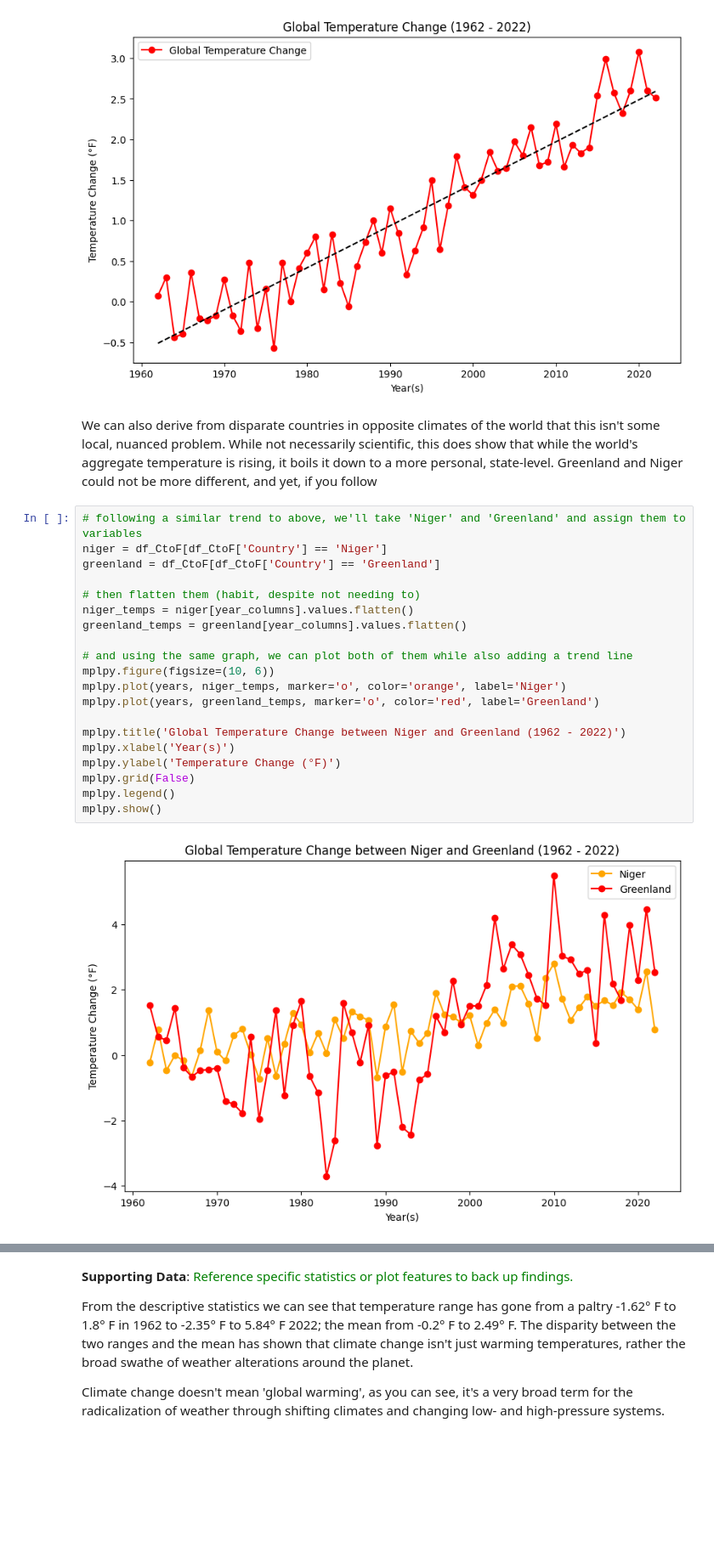
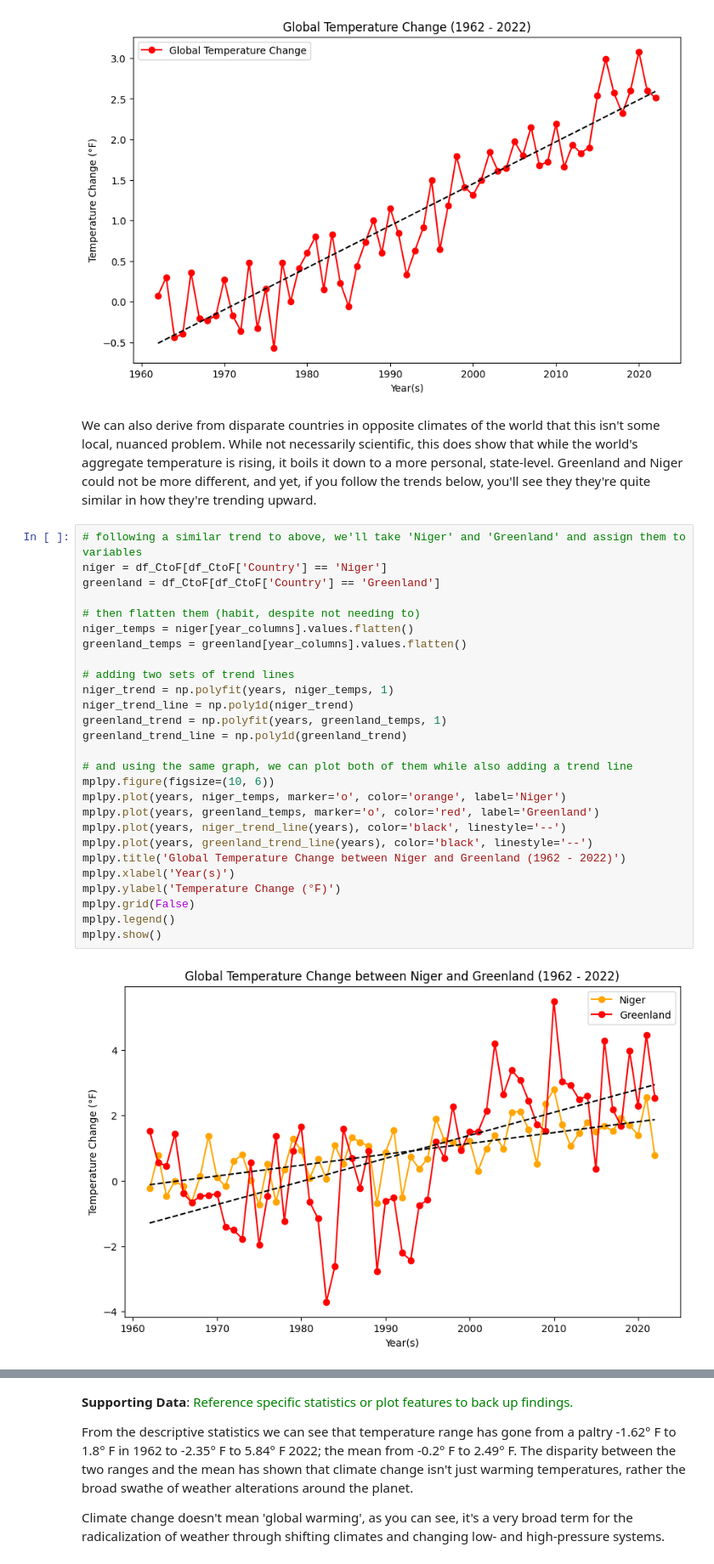
Before and after one commit to jared-joering/data_project_2024, a Jupyter notebook: climate_change_project.ipynb, the cells around one changed output, grey strips where cells are left out. Shown at 85% size. Saved outputs shown, nothing was run; the diff lists cells and outputs as text; blank space fills up the shorter version.

Commit message:
added trends lines within the niger-greenland comp and made small textual changes

```diff
--- a/climate_change_project.ipynb
+++ b/climate_change_project.ipynb
@@ -134,29 +134,36 @@ mplpy.show()
 # %% [output]
 [figure]
 # %% [markdown]
-We can also derive from disparate countries in opposite climates of the world that this isn't some local, nuanced problem.  While not necessarily scientific, this does show that while the world's aggregate temperature is rising, it boils it down to a more personal, state-level.  Greenland and Niger could not be more different, and yet, if you follow
+We can also derive from disparate countries in opposite climates of the world that this isn't some local, nuanced problem.  While not necessarily scientific, this does show that while the world's aggregate temperature is rising, it boils it down to a more personal, state-level.  Greenland and Niger could not be more different, and yet, if you follow the trends below, you'll see they they're quite similar in how they're trending upward.
 # %%
 # following a similar trend to above, we'll take 'Niger' and 'Greenland' and assign them to variables
 niger = df_CtoF[df_CtoF['Country'] == 'Niger']
 greenland = df_CtoF[df_CtoF['Country'] == 'Greenland']
 
 # then flatten them (habit, despite not needing to)
 niger_temps = niger[year_columns].values.flatten()
 greenland_temps = greenland[year_columns].values.flatten()
 
+# adding two sets of trend lines
+niger_trend = np.polyfit(years, niger_temps, 1)
+niger_trend_line = np.poly1d(niger_trend)
+greenland_trend = np.polyfit(years, greenland_temps, 1)
+greenland_trend_line = np.poly1d(greenland_trend)
+
 # and using the same graph, we can plot both of them while also adding a trend line
 mplpy.figure(figsize=(10, 6))
 mplpy.plot(years, niger_temps, marker='o', color='orange', label='Niger')
 mplpy.plot(years, greenland_temps, marker='o', color='red', label='Greenland')
-
+mplpy.plot(years, niger_trend_line(years), color='black', linestyle='--')
+mplpy.plot(years, greenland_trend_line(years), color='black', linestyle='--')
 mplpy.title('Global Temperature Change between Niger and Greenland (1962 - 2022)')
 mplpy.xlabel('Year(s)')
 mplpy.ylabel('Temperature Change (°F)')
 mplpy.grid(False)
 mplpy.legend()
 mplpy.show()
 # %% [output]
-[figure, old version]
+[figure, new version]
 # %% [markdown]
 **Findings**: <font color='green'>Summarize any patterns observed and address the main project question.</font>
 
```
Also changed, not shown: parts of 1 cell of this notebook.
